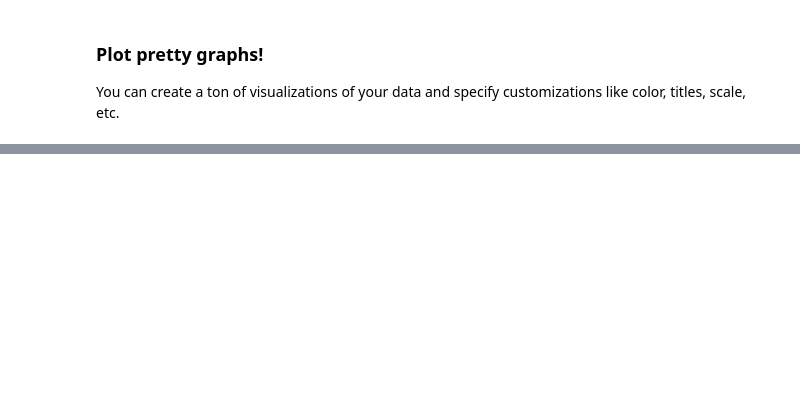
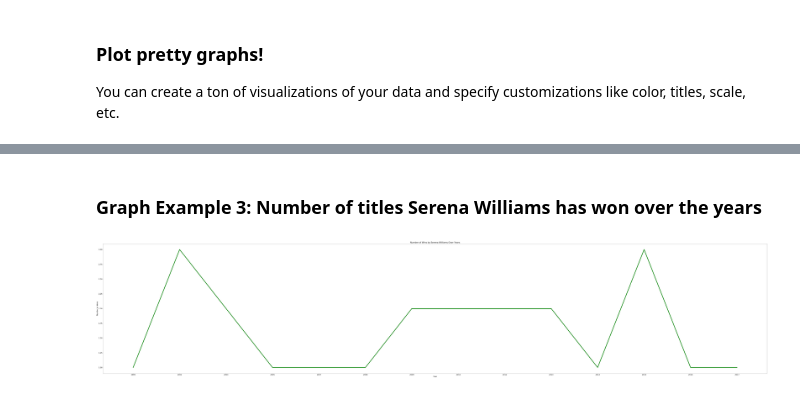
Before and after one commit to dianetam523/Python-Mathematics-Handbook, a Jupyter notebook: GWC Workshop Avon.ipynb, the cells around one changed output, grey strips where cells are left out. Drawn from its saved outputs; the diff is of its cells as text; code cells hidden in the pictures; blank space fills up the shorter version.

```diff
--- a/GWC Workshop Avon.ipynb
+++ b/GWC Workshop Avon.ipynb
@@ -161,0 +169,12 @@ UConn
+# %%
+with open('WTennis Grand Slam Titles Data Set.csv', 'rb') as csvfile:
+    data = csv.DictReader(csvfile)
+    year = []
+    tournament = []
+    winner = []
+    runnerUp = []
+    for row in data:
+        year.append(row['YEAR'])
+        tournament.append(row['TOURNAMENT'])
+        winner.append(row['WINNER'])
+        runnerUp.append(row['RUNNER-UP'])
@@ -184,0 +233,21 @@ plt.show()
+# %% [markdown]
+### Graph Example 3: Number of titles Serena Williams has won over the years
+# %%
+zipYearWinner = zip(year, winner)
+# print zipYearWinner
+serenaWins = {}
+for z in zipYearWinner:
+    if z[1] == 'Serena Williams':
+        if z[0] in serenaWins:
+            serenaWins[z[0]] += 1
+        else:
+            serenaWins[z[0]] = 1
+lists = sorted(serenaWins.items()) # sorted by key, return a list of tuples
+x, y = zip(*lists)
+plt.plot(x, y, color = 'green', linewidth=7.0)
+plt.title("Number of Wins by Serena Williams Over Years")
+plt.xlabel("Year")
+plt.ylabel("Number of Wins")
+plt.show()
+# %% [output]
+[figure, added]
```
Also changed, not shown: parts of 14 cells of this notebook.
